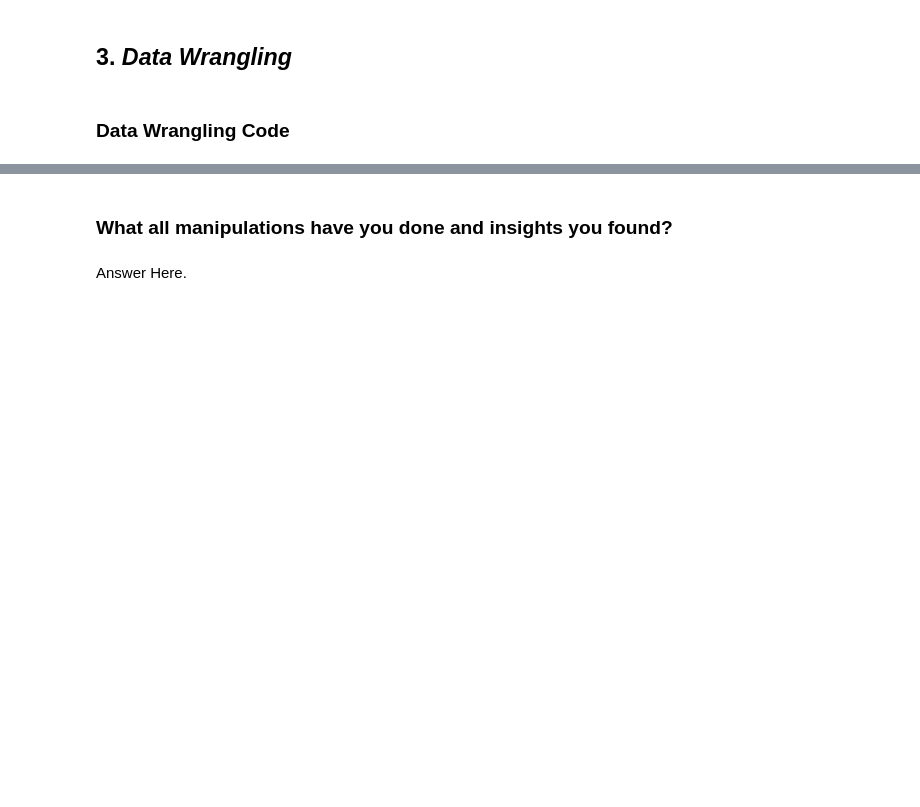
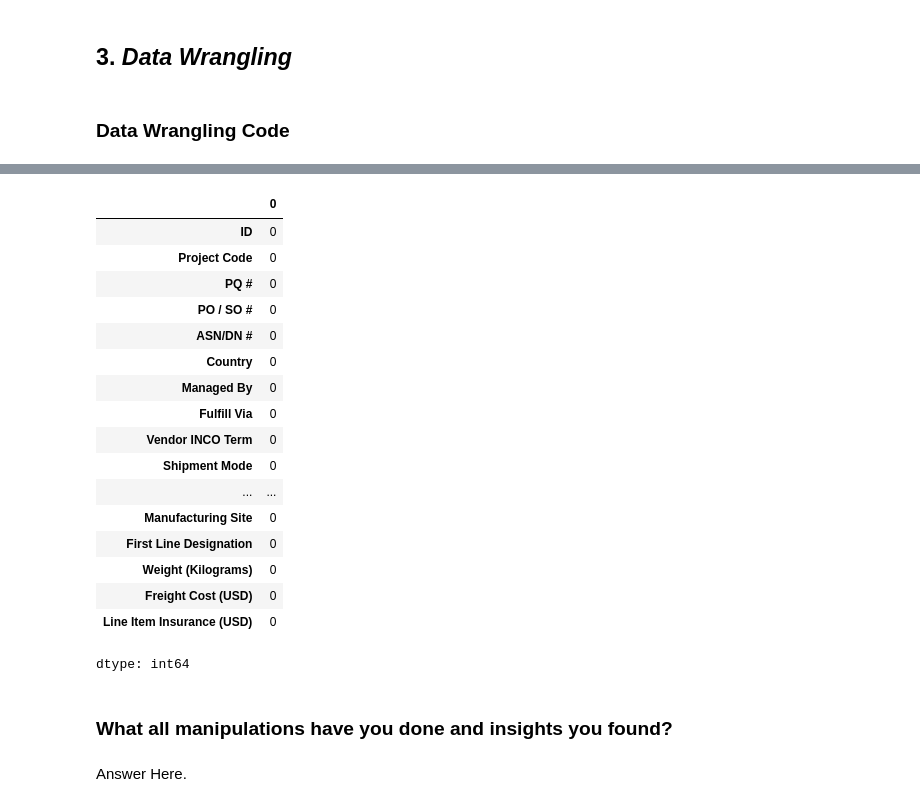
Before and after one commit to Sneha8126/Sneha-copy-of-Sample-ML-Submission-Template, a Jupyter notebook: Sneha_copy_of_Sample_ML_Submission_Template.ipynb, the cells around one changed output, grey strips where cells are left out. Drawn from its saved outputs; the diff is of its cells as text; code cells hidden in the pictures; blank space fills up the shorter version.

Commit message:
Handled missing values

```diff
--- a/Sneha_copy_of_Sample_ML_Submission_Template.ipynb
+++ b/Sneha_copy_of_Sample_ML_Submission_Template.ipynb
@@ -314,0 +313,9 @@ dtype: int64
+# %%
+# Write your code to make your dataset analysis ready.
+
+# Fill missing values with mode
+df['Dosage'].fillna(df['Dosage'].mode()[0], inplace=True)
+df['Shipment Mode'].fillna(df['Shipment Mode'].mode()[0], inplace=True)
+
+# Fill missing values with median
+df['Line Item Insurance (USD)'].fillna(df['Line Item Insurance (USD)'].median(), inplace=True)
@@ -315,3 +341,25 @@ dtype: int64
+# %%
+# Verify missing values
+df.isnull().sum()
+# %% [output]
+|  | 0 |
+| ID | 0 |
+| Project Code | 0 |
+| PQ # | 0 |
+| PO / SO # | 0 |
+| ASN/DN # | 0 |
+| Country | 0 |
+| Managed By | 0 |
+| Fulfill Via | 0 |
+| Vendor INCO Term | 0 |
+| Shipment Mode | 0 |
+| ... | ... |
+| Manufacturing Site | 0 |
+| First Line Designation | 0 |
+| Weight (Kilograms) | 0 |
+| Freight Cost (USD) | 0 |
+| Line Item Insurance (USD) | 0 |
+dtype: int64
 # %% [markdown]
 ### What all manipulations have you done and insights you found?
 # %% [markdown]
```
Also changed, not shown: parts of 2 cells of this notebook.
